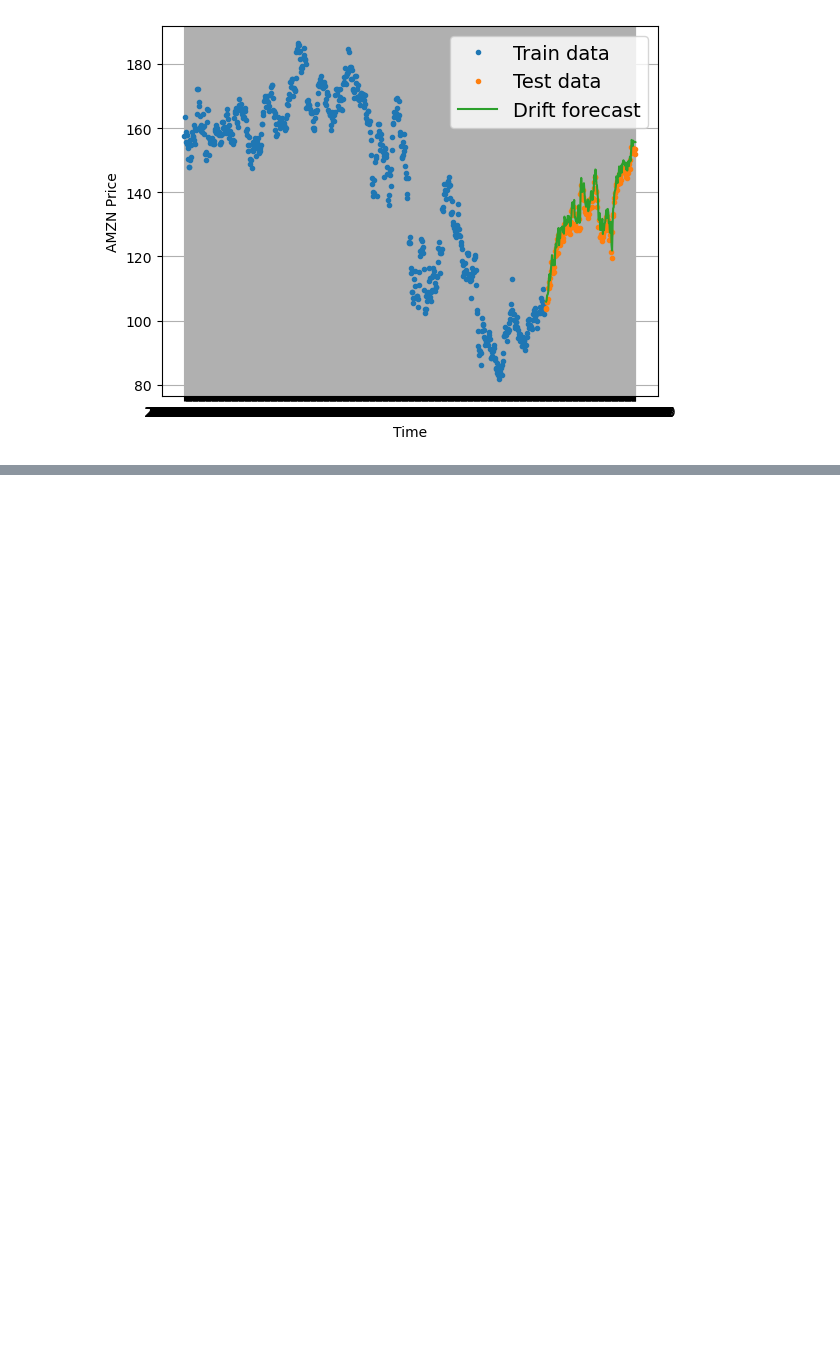
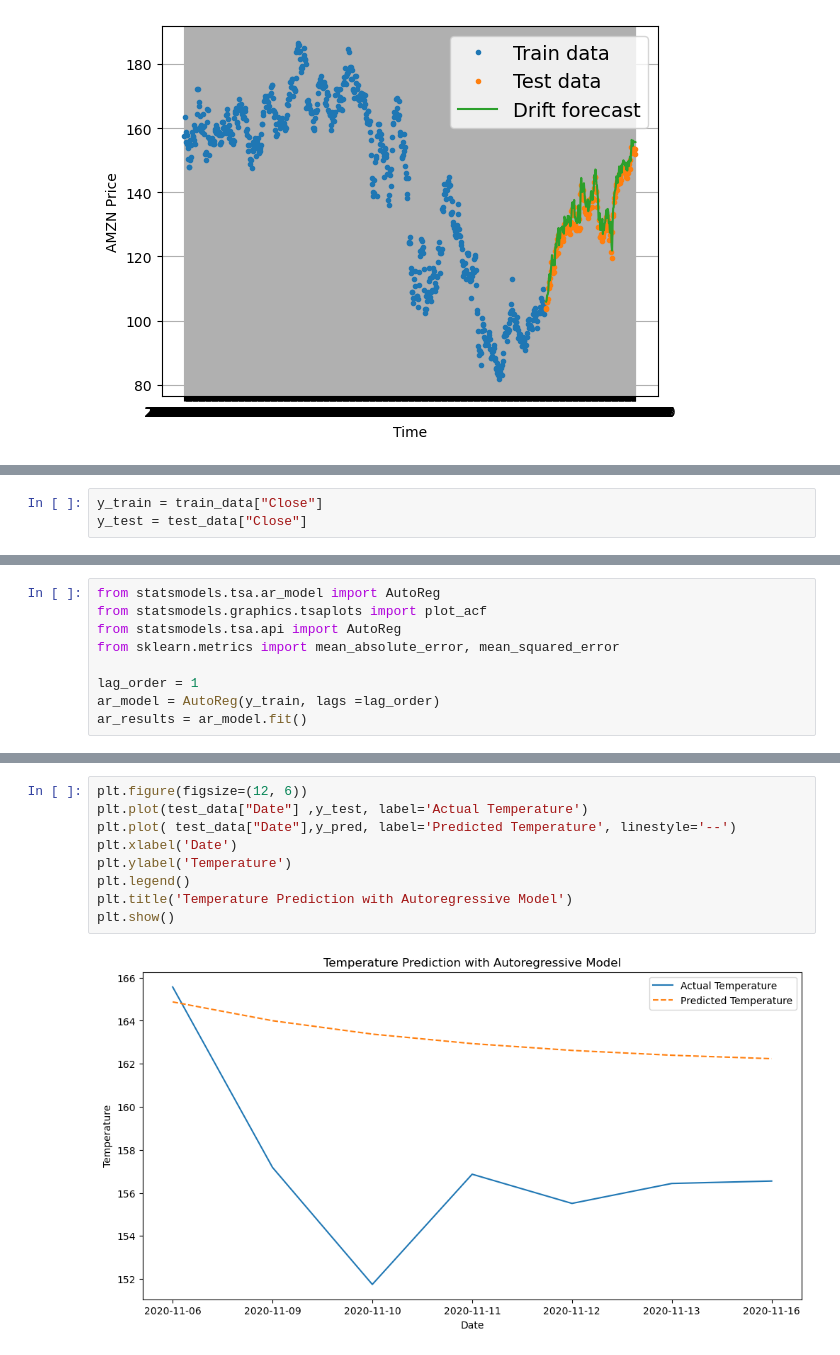
Before and after one commit to mrrkdas/Finance, a Jupyter notebook: Models.ipynb, the cells around one changed output, grey strips where cells are left out. Saved outputs shown, nothing was run; the diff lists cells and outputs as text; blank space fills up the shorter version.

```diff
--- a/Models.ipynb
+++ b/Models.ipynb
@@ -78,0 +139,3 @@ plot_time_series(timesteps=test_dates[1:], values=drift_forecast, format="-", la
+# %%
+y_train = train_data["Close"]
+y_test = test_data["Close"]
@@ -78,0 +153,9 @@ plot_time_series(timesteps=test_dates[1:], values=drift_forecast, format="-", la
+# %%
+from statsmodels.tsa.ar_model import AutoReg
+from statsmodels.graphics.tsaplots import plot_acf
+from statsmodels.tsa.api import AutoReg
+from sklearn.metrics import mean_absolute_error, mean_squared_error
+
+lag_order = 1
+ar_model = AutoReg(y_train, lags =lag_order)
+ar_results = ar_model.fit()
@@ -78,0 +172,11 @@ plot_time_series(timesteps=test_dates[1:], values=drift_forecast, format="-", la
+# %%
+plt.figure(figsize=(12, 6))
+plt.plot(test_data["Date"] ,y_test, label='Actual Temperature')
+plt.plot( test_data["Date"],y_pred, label='Predicted Temperature', linestyle='--')
+plt.xlabel('Date')
+plt.ylabel('Temperature')
+plt.legend()
+plt.title('Temperature Prediction with Autoregressive Model')
+plt.show()
+# %% [output]
+[figure, added]
```
Also changed, not shown: parts of 7 cells of this notebook, 1 other file.
